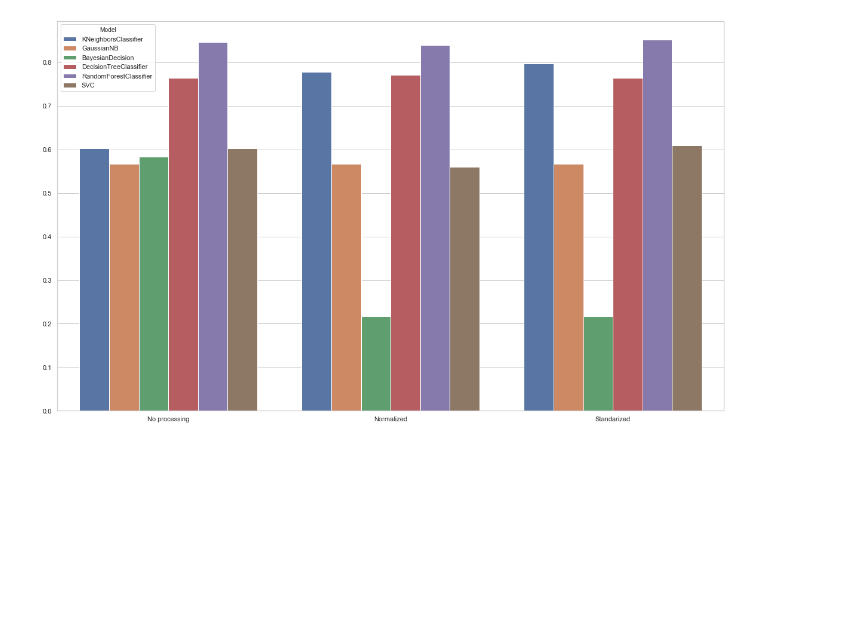
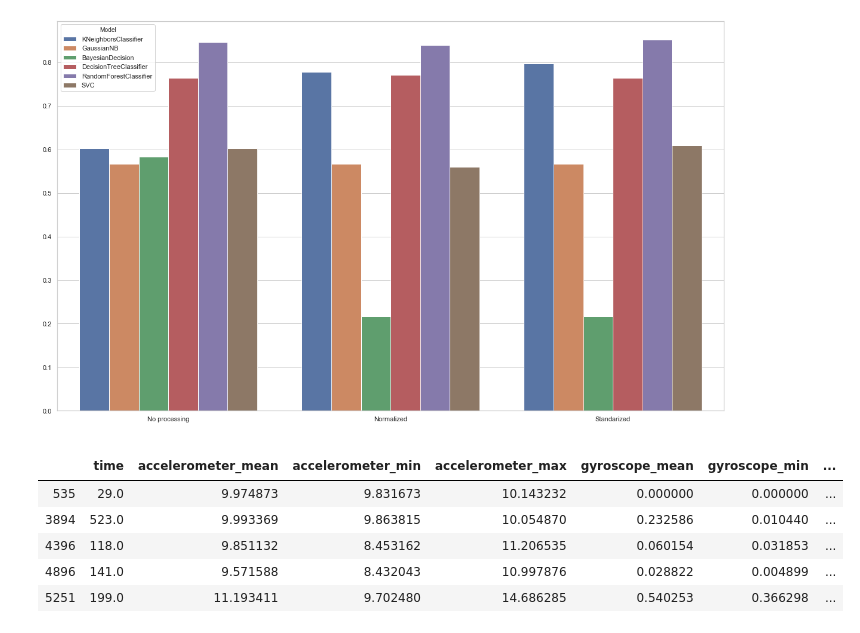
Before and after one commit to gurpreetsinghwalia55/TMD, a Jupyter notebook: Notebook.ipynb, the cells around one changed output. Cells and saved outputs as stored; diff of their text form; code cells hidden in the pictures; blank space fills up the shorter version.

```diff
--- a/Notebook.ipynb
+++ b/Notebook.ipynb
@@ -318,3 +318,14 @@ plt.xlabel(' ')
 plt.show()
 # %% [output]
 [figure]
+# %%
+dataset_ex6 = dataset.copy()
+dataset_ex6.target = LabelEncoder().fit_transform(dataset_ex6.target)
+dataset_ex6.sample(5)
+# %% [output]
+|  | time | accelerometer_mean | accelerometer_min | accelerometer_max | gyroscope_mean | gyroscope_min | ... |
+| 535 | 29.0 | 9.974873 | 9.831673 | 10.143232 | 0.000000 | 0.000000 | ... |
+| 3894 | 523.0 | 9.993369 | 9.863815 | 10.054870 | 0.232586 | 0.010440 | ... |
+| 4396 | 118.0 | 9.851132 | 8.453162 | 11.206535 | 0.060154 | 0.031853 | ... |
+| 4896 | 141.0 | 9.571588 | 8.432043 | 10.997876 | 0.028822 | 0.004899 | ... |
+| 5251 | 199.0 | 11.193411 | 9.702480 | 14.686285 | 0.540253 | 0.366298 | ... |
```
Also changed, not shown: parts of 4 cells of this notebook.
